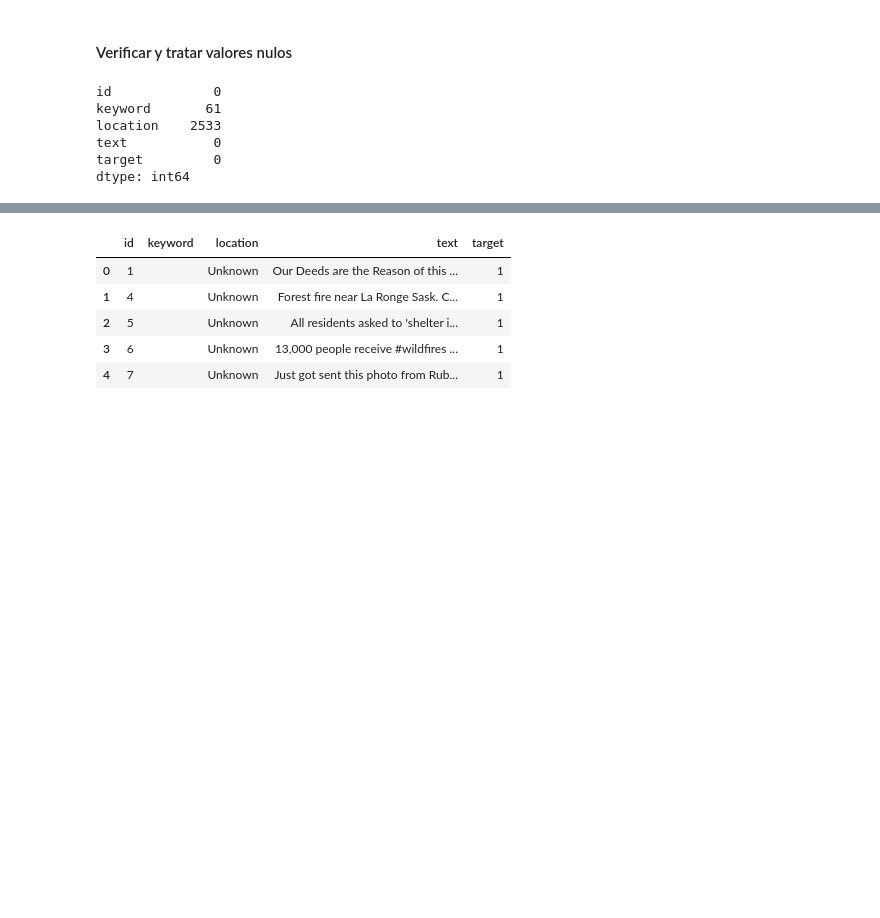
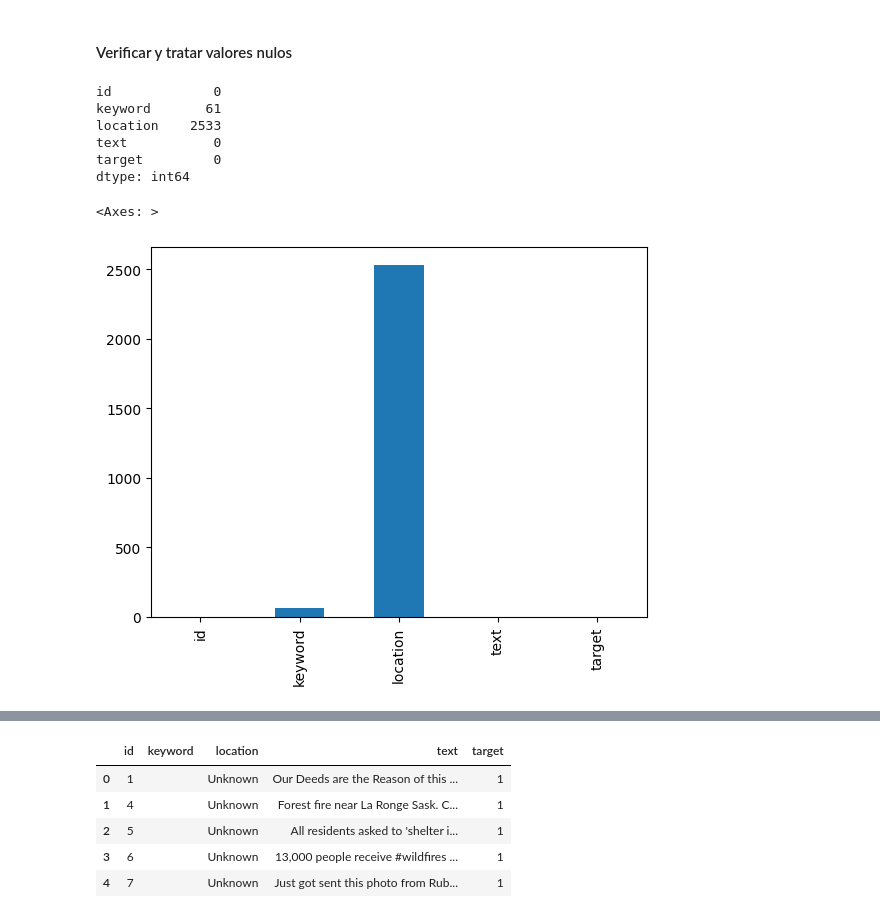
Before and after one commit to emiliosolanoo21/TextMining, a Jupyter notebook: textMining.ipynb, the cells around one changed output, grey strips where cells are left out. Cells and saved outputs as stored; diff of their text form; code cells hidden in the pictures; blank space fills up the shorter version.

```diff
--- a/textMining.ipynb
+++ b/textMining.ipynb
@@ -65,15 +68,19 @@ df.describe()
 | max | 10873.000000 | 1.00000 |
 # %% [markdown]
 #### Verificar y tratar valores nulos
-# %%
-df.isnull().sum()
-# %% [output]
-id             0
-keyword       61
-location    2533
-text           0
-target         0
-dtype: int64
+# %%
+print(df.isnull().sum())
+# Show into a graph how percentage of missing values in each column
+df.isnull().sum().plot(kind='bar')
+# %% [output]
+id             0
+keyword       61
+location    2533
+text           0
+target         0
+dtype: int64
+<Axes: >
+[figure, added]
 # %%
 df['keyword'].fillna('', inplace=True)
 df['location'].fillna('Unknown', inplace=True)
```
Also changed, not shown: parts of 21 cells of this notebook.
